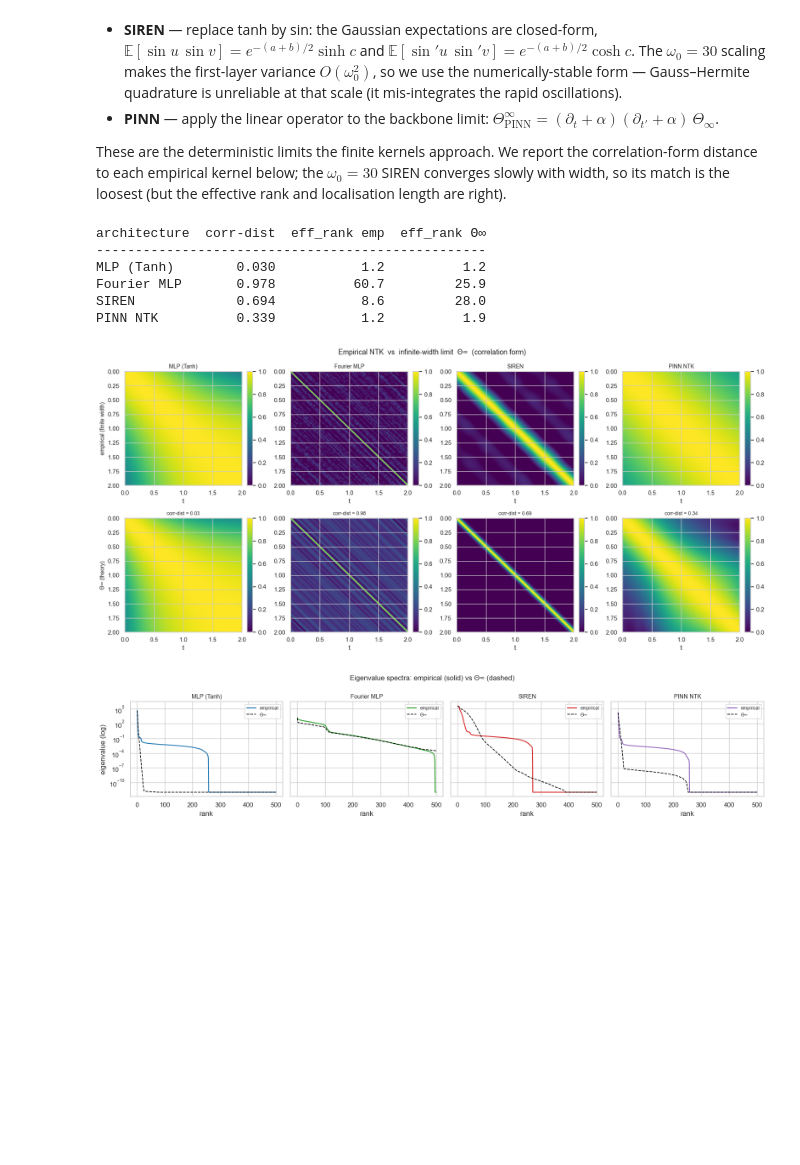
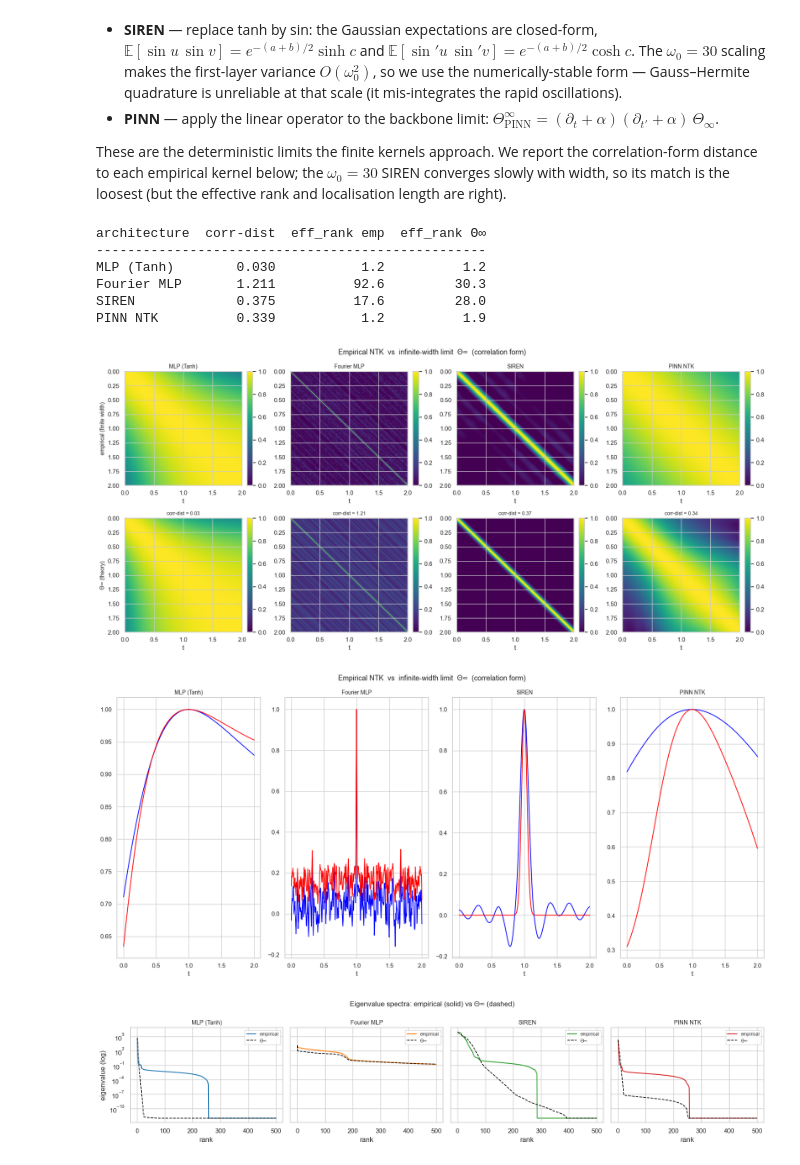
Before and after one commit to marcogalliani/PINNs-and-spectral-bias, a Jupyter notebook: examples/ntk-nn/ntk_visual.ipynb, the cells around one changed output. Drawn from its saved outputs; the diff is of its cells as text; code cells hidden in the pictures; blank space fills up the shorter version.

Commit message:
Add NTK visualization script.

```diff
--- a/examples/ntk-nn/ntk_visual.ipynb
+++ b/examples/ntk-nn/ntk_visual.ipynb
@@ -57,7 +58,7 @@ Device: mps
 # %%
 class ForcedFirstOrderODE:
     """
-    z' = -alpha*z + sum_k A_k sin(2*pi*f_k*t + phi_k)
+    z' = sum_k A_k sin(2*pi*f_k*t + phi_k)
     """
 
     def __init__(self, freqs, amps, phases):
@@ -102,11 +107,11 @@ Grid: 500 points on [0, 2.0]
 ## Architecture Definitions
 # %%
 # --- Instantiate all architectures at random initialisation ---
-WIDTH, DEPTH = 512, 3
-SIREN_OMEGA = 10
+WIDTH, DEPTH = 32, 3
+SIREN_OMEGA = 20
 
-FF_SIGMA = 16.0
-FF_N_FREQS = 128
+FF_SIGMA = 10.0
+FF_N_FREQS = 16
 rng = np.random.default_rng()
 FOURIER_FREQS = rng.normal(loc=0.0, scale=FF_SIGMA, size=(FF_N_FREQS,))
 
@@ -210,7 +215,7 @@ a narrow peak → localised, independent representations; a broad or oscillatory
 long-range correlations across the input domain.
 Slices are normalised by `k(t★, t★)` so they all start at 1 and are directly comparable.
 # %%
-T_STAR = 0
+T_STAR = 1.0
 center_idx   = np.argmin(np.abs(t_eval - T_STAR))
 t_star_actual = float(t_eval[center_idx])
 
@@ -377,7 +382,13 @@ each empirical kernel below; the $\omega_0=30$ SIREN converges slowly with width
 # ── Infinite-width kernels for Fourier, SIREN, PINN (reuses _tanh_expectations) ─
 def _sincos_expectations(var, Cov):
     """E[sin u sin v]=e^{-(a+b)/2}sinh(c) and E[sin'u sin'v]=E[cos u cos v]=e^{-(a+b)/2}cosh(c),
-    in overflow-safe form (SIREN pre-activation variances are O(ω₀²))."""
+    in overflow-safe form (SIREN pre-activation variances are O(ω₀²)).
+
+    Parameters
+    ----------
+
+
+    """
     a = var[:, None]; b = var[None, :]; c = Cov
     half = (a + b) / 2.0
     Ess = 0.5 * (np.exp(c - half) - np.exp(-c - half))
@@ -453,8 +464,8 @@ for name, (K_emp, K_inf) in INF_PAIRS.items():
 architecture  corr-dist  eff_rank emp  eff_rank Θ∞
 --------------------------------------------------
 MLP (Tanh)        0.030           1.2          1.2
-Fourier MLP       0.978          60.7         25.9
-SIREN             0.694           8.6         28.0
+Fourier MLP       1.211          92.6         30.3
+SIREN             0.375          17.6         28.0
 PINN NTK          0.339           1.2          1.9
 # %%
 # ── Gallery: empirical NTK (top) vs infinite-width Θ_∞ (bottom), correlation form ─
@@ -475,32 +486,60 @@ for col, name in enumerate(names):
         ax.set_xlabel("t")
         if row == 0:
             ax.set_title(name, fontsize=10)
         if row == 1:
             ax.set_title(f"corr-dist = {cd:.2f}", fontsize=9)
         plt.colorbar(im, ax=ax, fraction=0.046, pad=0.04)
 
 plt.tight_layout()
 plt.savefig(FIGURES_DIR / "infinite_width_gallery.png", dpi=150, bbox_inches="tight")
 plt.show()
 
+# Kernel slices
+T_STAR = 1.0
+center_idx   = np.argmin(np.abs(t_eval - T_STAR))
+t_star_actual = float(t_eval[center_idx])
+
+fig, axes = plt.subplots(1, len(names), figsize=(4.3 * len(names), 8))
+fig.suptitle("Empirical NTK  vs  infinite-width limit  Θ∞  (correlation form)", fontsize=13)
+
+for col, name in enumerate(names):
+    K_emp, K_inf = INF_PAIRS[name]
+
+    K_corr_emp = _corr(K_emp)
+    K_corr_inf = _corr(K_inf)
+
+    slice_emp = K_corr_emp[:, center_idx]
+    slice_inf = K_corr_inf[:, center_idx]
+
+    ax = axes[col]
+    ax.set_title(name, fontsize=10)
+    ax.plot(t_eval, slice_emp, label=name, color="blue", linewidth=1.4)
+    ax.plot(t_eval, slice_inf, label=name, color="red", linewidth=1.4)
+    ax.set_xlabel("t")
+
+plt.tight_layout()
+plt.savefig(FIGURES_DIR / "infinite_width_kernel_slice.png", dpi=150, bbox_inches="tight")
+plt.show()
+
 # Spectrum overlay: empirical vs Θ∞ (rescaled to match λ_max) for each architecture
 fig, axes = plt.subplots(1, len(names), figsize=(4.0 * len(names), 3.6), sharey=True)
 fig.suptitle("Eigenvalue spectra: empirical (solid) vs Θ∞ (dashed)", fontsize=12)
 idx = np.arange(1, len(t_eval) + 1)
 for ax, name in zip(axes, names):
     K_emp, K_inf = INF_PAIRS[name]
     ve = np.linalg.eigvalsh(K_emp)[::-1]
     vi = np.linalg.eigvalsh(K_inf)[::-1]
     vi = vi * (ve[0] / vi[0])                       # align λ_max (scale is parametrisation-dependent)
     c = PALETTE.get(name, "steelblue")
     ax.semilogy(idx, np.clip(ve, 1e-12, None), color=c, lw=1.5, label="empirical")
     ax.semilogy(idx, np.clip(vi, 1e-12, None), color="black", lw=1.2, ls="--", label="Θ∞")
     ax.set_title(name, fontsize=10); ax.set_xlabel("rank")
     ax.legend(fontsize=8)
 axes[0].set_ylabel("eigenvalue (log)")
 plt.tight_layout()
 plt.savefig(FIGURES_DIR / "infinite_width_spectra.png", dpi=150, bbox_inches="tight")
 plt.show()
 # %% [output]
-[figure, old version]
+[figure, new version]
-[figure, old version]
+[figure, new version]
+[figure, added]
```
Also changed, not shown: parts of 10 cells of this notebook, 2 other files.
